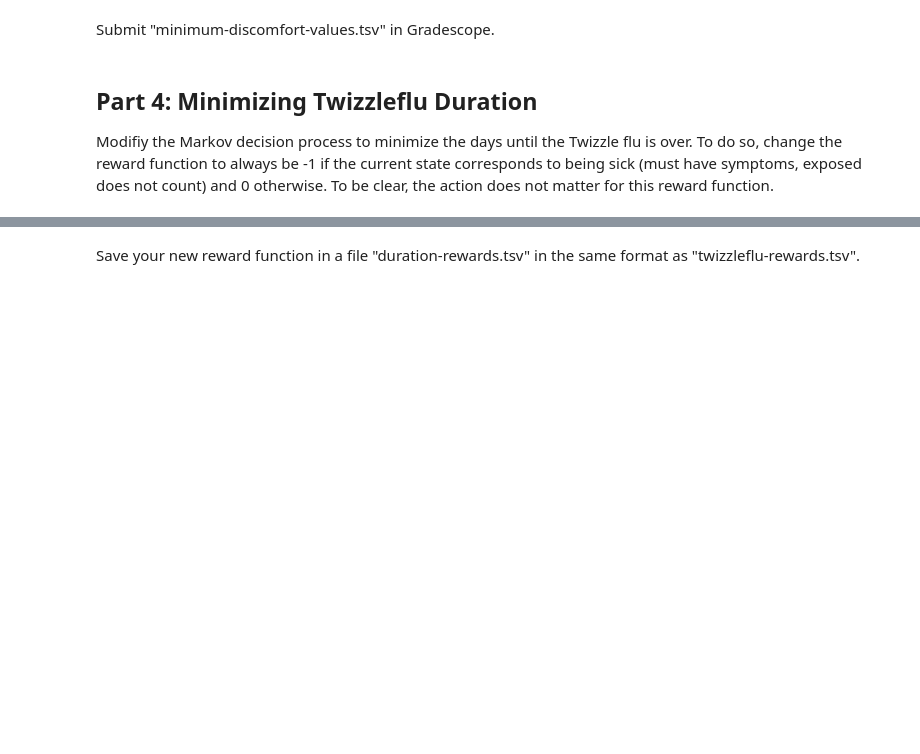
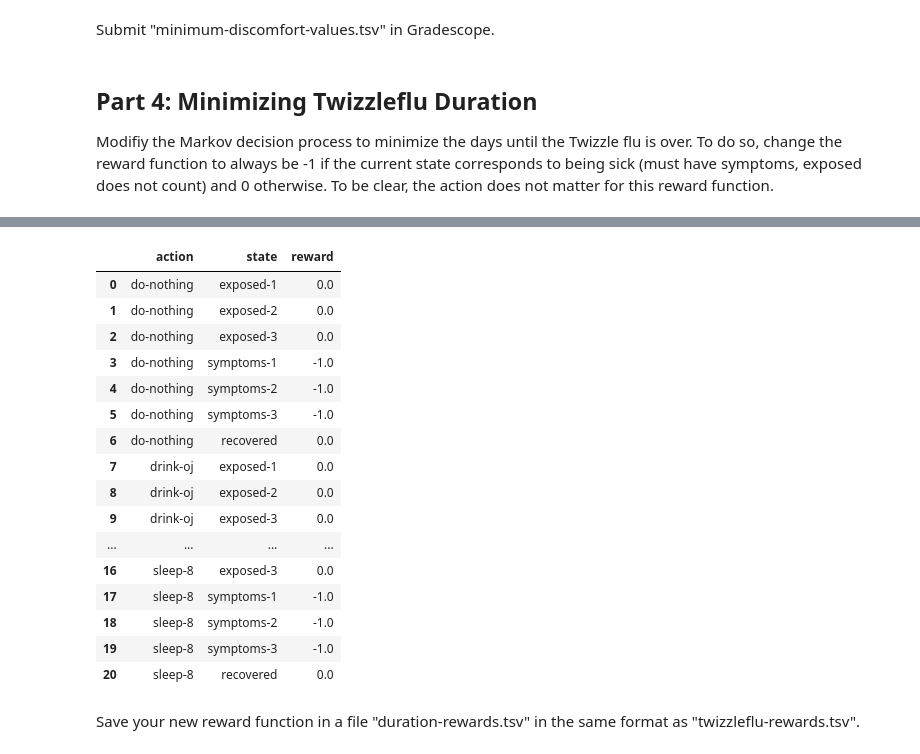
Before and after one commit to aidandig/dx704-project-06, a Jupyter notebook: dx704-project-06.ipynb, the cells around one changed output, grey strips where cells are left out. Drawn from its saved outputs; the diff is of its cells as text; code cells hidden in the pictures; blank space fills up the shorter version.

Commit message:
minimizing duration

```diff
--- a/dx704-project-06.ipynb
+++ b/dx704-project-06.ipynb
@@ -251,2 +267,30 @@ To be clear, the action does not matter for this reward function.
+# %%
+duration_rewards = R.copy()
+
+symptoms = [i for i in duration_rewards['state'].unique() if i.startswith('symptoms')]
+other_states = duration_rewards[~duration_rewards['state'].isin(symptoms)]['state']
+
+duration_rewards.loc[duration_rewards['state'].isin(symptoms), 'reward'] = -1
+duration_rewards.loc[duration_rewards['state'].isin(other_states), 'reward'] = 0
+
+duration_rewards
+# %% [output]
+|  | action | state | reward |
+| 0 | do-nothing | exposed-1 | 0.0 |
+| 1 | do-nothing | exposed-2 | 0.0 |
+| 2 | do-nothing | exposed-3 | 0.0 |
+| 3 | do-nothing | symptoms-1 | -1.0 |
+| 4 | do-nothing | symptoms-2 | -1.0 |
+| 5 | do-nothing | symptoms-3 | -1.0 |
+| 6 | do-nothing | recovered | 0.0 |
+| 7 | drink-oj | exposed-1 | 0.0 |
+| 8 | drink-oj | exposed-2 | 0.0 |
+| 9 | drink-oj | exposed-3 | 0.0 |
+| ... | ... | ... | ... |
+| 16 | sleep-8 | exposed-3 | 0.0 |
+| 17 | sleep-8 | symptoms-1 | -1.0 |
+| 18 | sleep-8 | symptoms-2 | -1.0 |
+| 19 | sleep-8 | symptoms-3 | -1.0 |
+| 20 | sleep-8 | recovered | 0.0 |
 # %% [markdown]
 Save your new reward function in a file "duration-rewards.tsv" in the same format as "twizzleflu-rewards.tsv".
```
Also changed, not shown: parts of 4 cells of this notebook, 1 other file.
